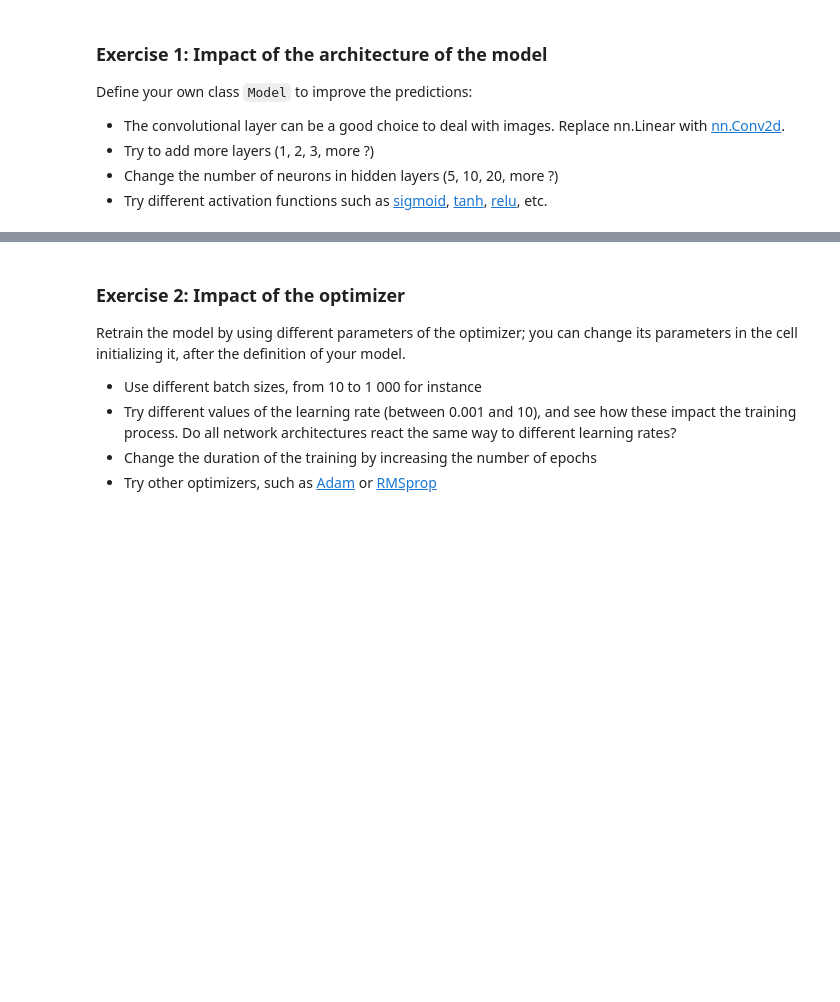
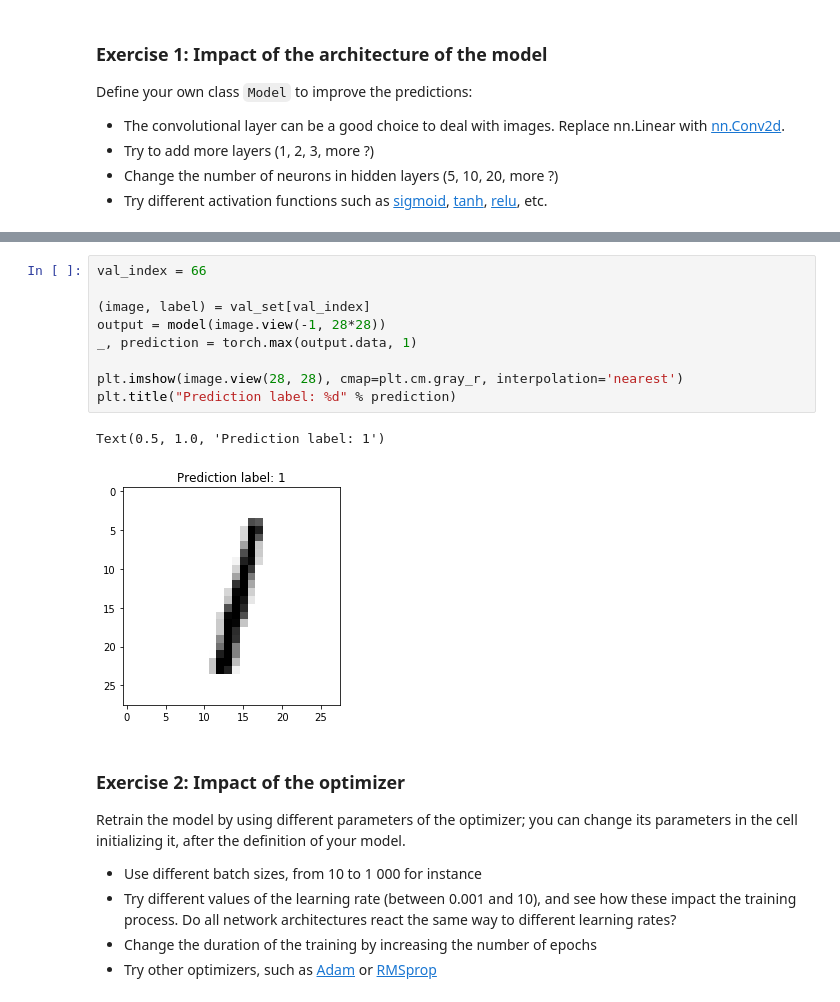
Before and after one commit to EmmanuelJhno/Advanced_Deep_Learning, a Jupyter notebook: Lab1/TP1_Ex2_multiclass.ipynb, the cells around one changed output, grey strips where cells are left out. Saved outputs shown, nothing was run; the diff lists cells and outputs as text; blank space fills up the shorter version.

```diff
--- a/Lab1/TP1_Ex2_multiclass.ipynb
+++ b/Lab1/TP1_Ex2_multiclass.ipynb
@@ -139,3 +267,15 @@ Define your own class `Model` to improve the predictions:
+# %%
+val_index = 66
+
+(image, label) = val_set[val_index]
+output = model(image.view(-1, 28*28))
+_, prediction = torch.max(output.data, 1)
+
+plt.imshow(image.view(28, 28), cmap=plt.cm.gray_r, interpolation='nearest')
+plt.title("Prediction label: %d" % prediction)
+# %% [output]
+Text(0.5, 1.0, 'Prediction label: 1')
+[figure, added]
 # %% [markdown]
 ### Exercise 2: Impact of the optimizer
 Retrain the model by using different parameters of the optimizer; you can change its parameters in the cell initializing it, after the definition of your model.
```
Also changed, not shown: parts of 14 cells of this notebook.
